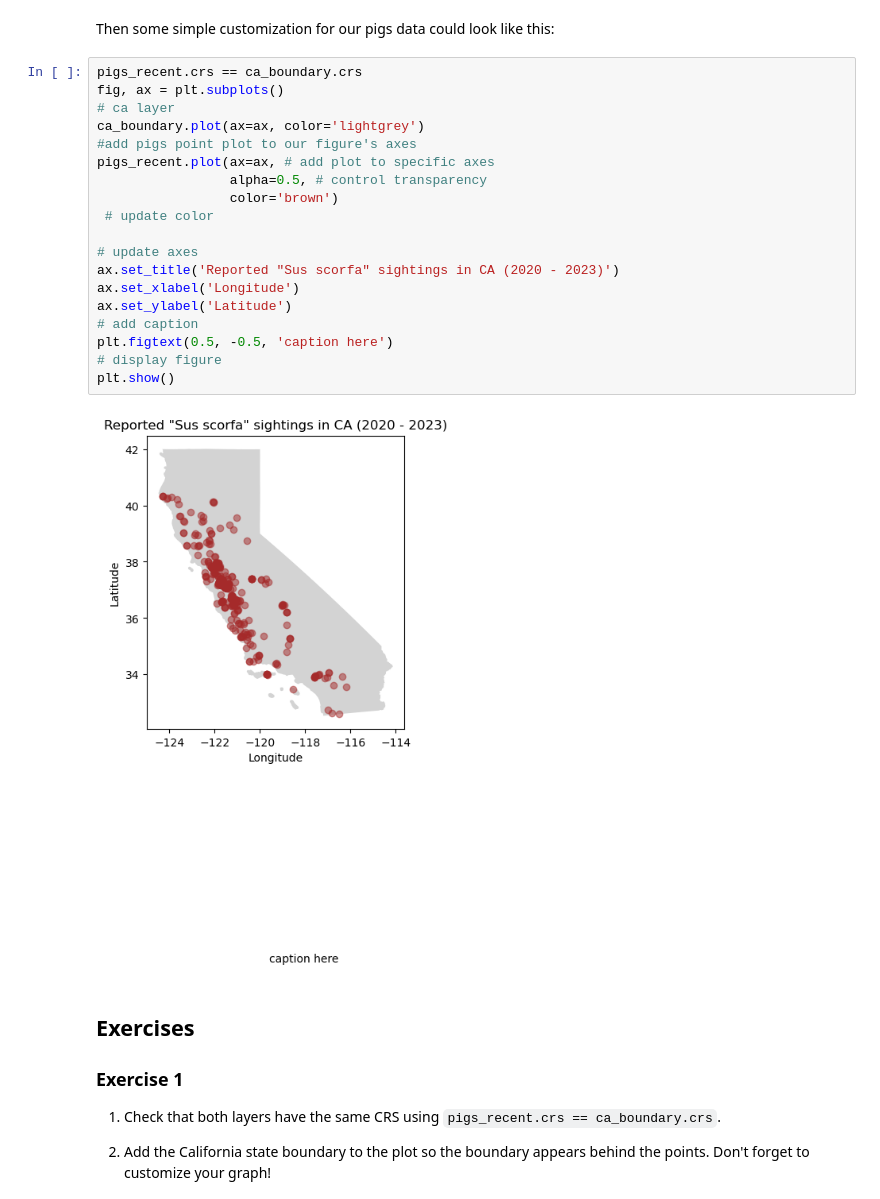
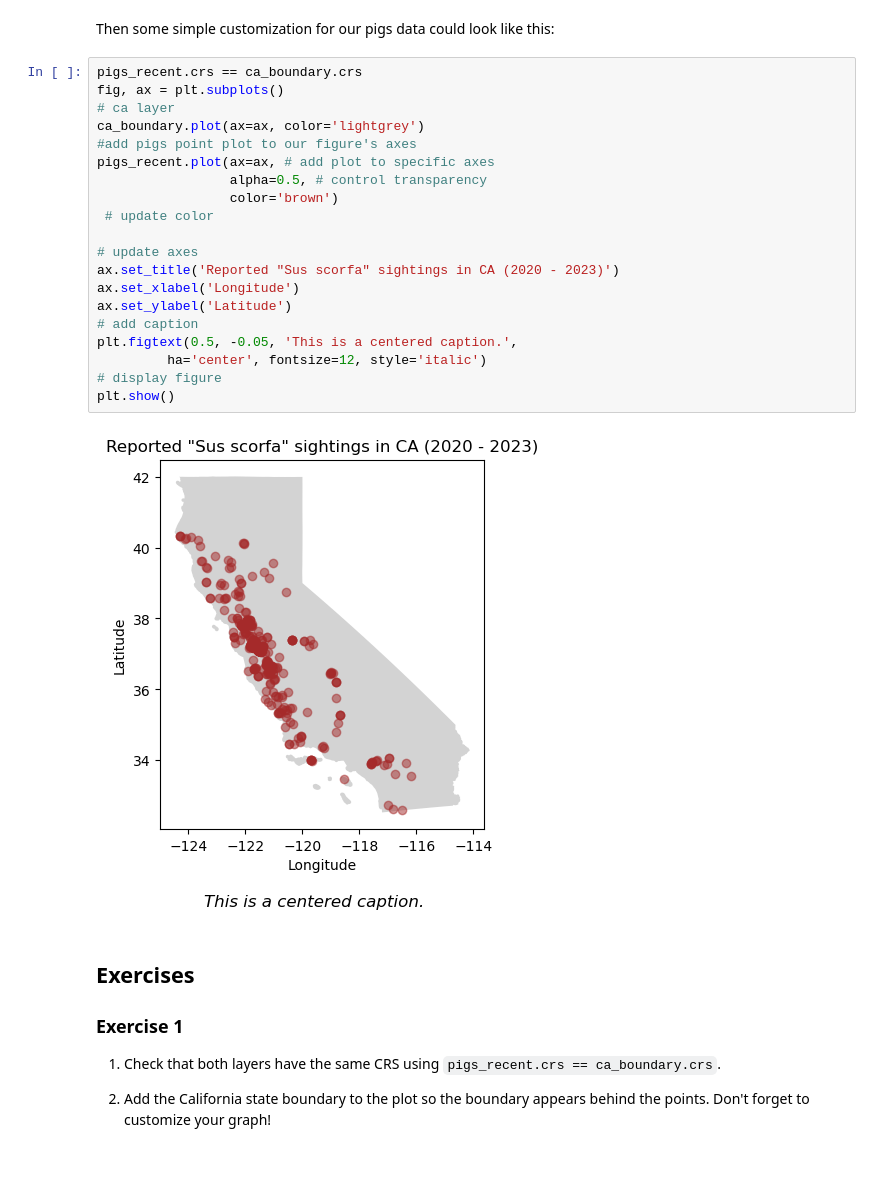
Before and after one commit to eowen19/eds220-in-class, a Jupyter notebook: week-5-geopandas-intro-STUDENTS.ipynb, the cells around one changed output. Cells and saved outputs as stored; diff of their text form; blank space fills up the shorter version.

```diff
--- a/week-5-geopandas-intro-STUDENTS.ipynb
+++ b/week-5-geopandas-intro-STUDENTS.ipynb
@@ -350,24 +349,25 @@ Then some simple customization for our pigs data could look like this:
 # %%
 pigs_recent.crs == ca_boundary.crs
 fig, ax = plt.subplots()
 # ca layer
 ca_boundary.plot(ax=ax, color='lightgrey')
 #add pigs point plot to our figure's axes
 pigs_recent.plot(ax=ax, # add plot to specific axes
                  alpha=0.5, # control transparency
                  color='brown')
  # update color
 
 # update axes
 ax.set_title('Reported "Sus scorfa" sightings in CA (2020 - 2023)')
 ax.set_xlabel('Longitude')
 ax.set_ylabel('Latitude')
 # add caption
-plt.figtext(0.5, -0.5, 'caption here')
+plt.figtext(0.5, -0.05, 'This is a centered caption.',
+         ha='center', fontsize=12, style='italic')
 # display figure
 plt.show()
 # %% [output]
-[figure, old version]
+[figure, new version]
 # %% [markdown]
 ## Exercises
 
```
Also changed, not shown: parts of 1 cell of this notebook.
